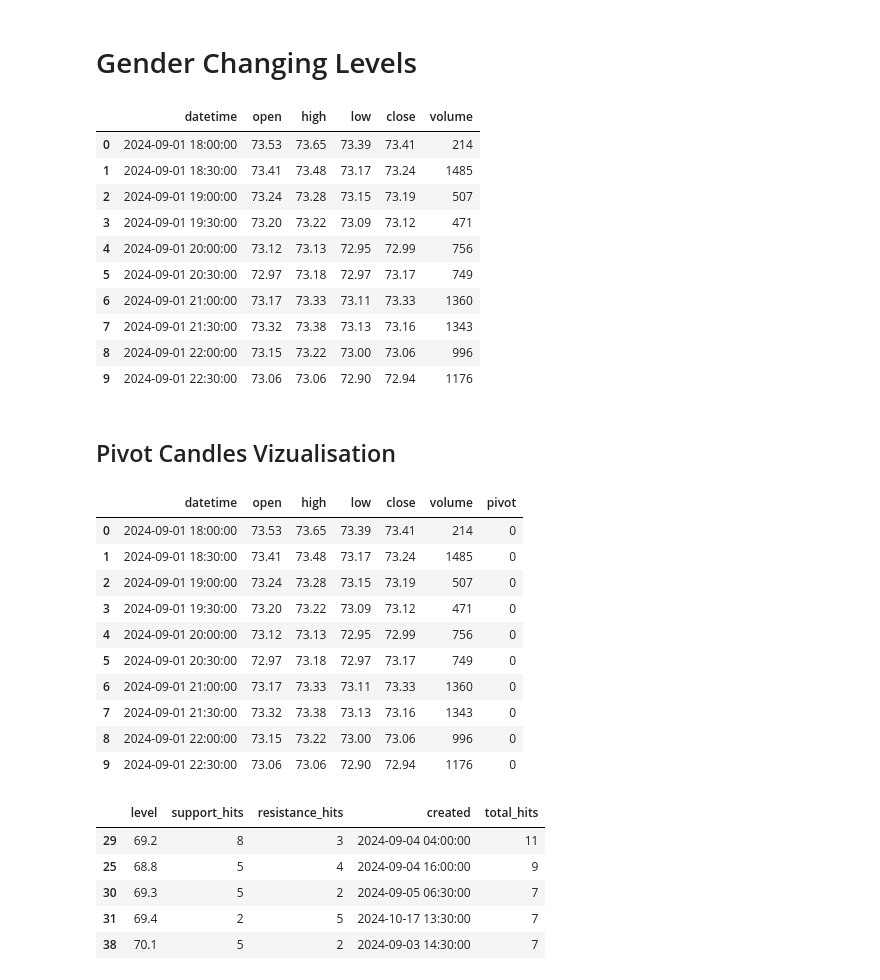
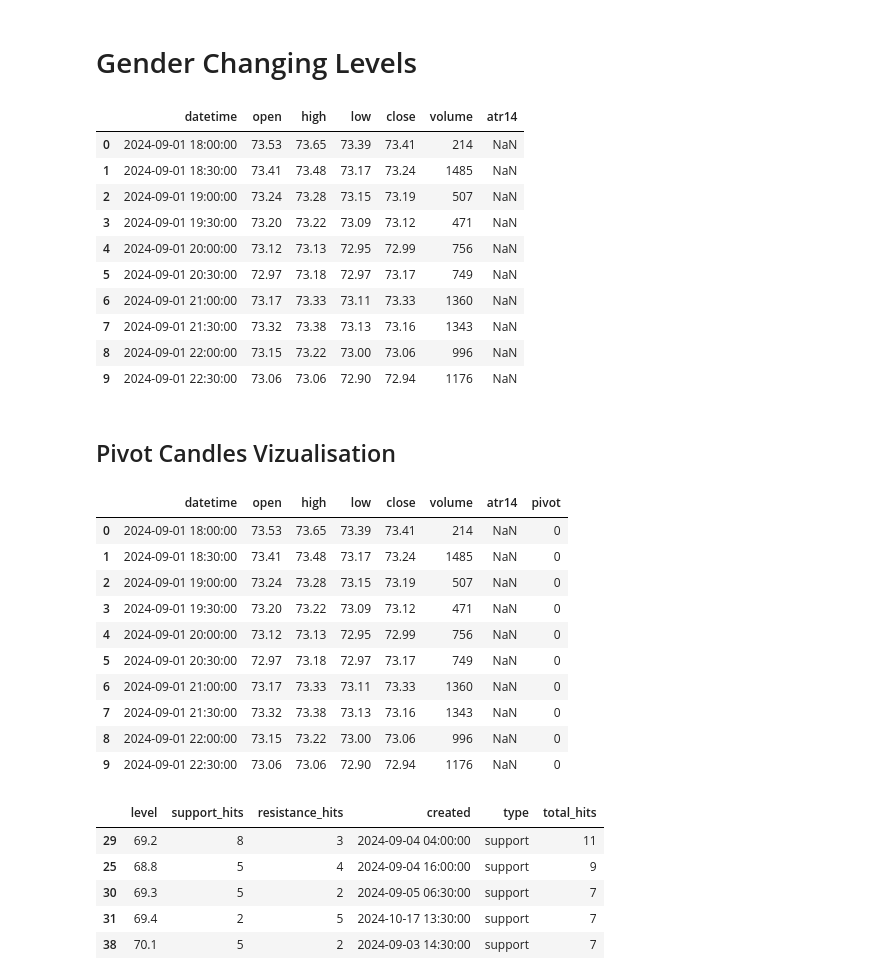
Before and after one commit to codenibler/level_detector, a Jupyter notebook: gender_changes.ipynb, the cells around one changed output. Cells and saved outputs as stored; diff of their text form; code cells hidden in the pictures.

```diff
--- a/gender_changes.ipynb
+++ b/gender_changes.ipynb
@@ -2,28 +2,27 @@
 # Gender Changing Levels
 # %%
 import pandas as pd
-df1 = pd.read_csv("data/monthly_segments/CL_30m_2024-09.csv")
-df2 = pd.read_csv("data/monthly_segments/CL_30m_2024-10.csv")
-df3 = pd.read_csv("data/monthly_segments/CL_30m_2024-11.csv")
+import pandas_ta as ta
+df = pd.read_csv("data/monthly_segments/CL_30m_2024-09.csv")
 
-df = pd.concat([df1, df2, df3])
 df.columns=['datetime', 'open', 'high', 'low', 'close', 'volume']
 #Check if NA values are in data
 df=df[df['volume']!=0]
 df.reset_index(drop=True, inplace=True)
+df['atr14'] = ta.atr(df['high'], df['low'], df['close'], length=14)
 df.head(10)
 # %% [output]
-|  | datetime | open | high | low | close | volume |
-| 0 | 2024-09-01 18:00:00 | 73.53 | 73.65 | 73.39 | 73.41 | 214 |
-| 1 | 2024-09-01 18:30:00 | 73.41 | 73.48 | 73.17 | 73.24 | 1485 |
-| 2 | 2024-09-01 19:00:00 | 73.24 | 73.28 | 73.15 | 73.19 | 507 |
-| 3 | 2024-09-01 19:30:00 | 73.20 | 73.22 | 73.09 | 73.12 | 471 |
-| 4 | 2024-09-01 20:00:00 | 73.12 | 73.13 | 72.95 | 72.99 | 756 |
-| 5 | 2024-09-01 20:30:00 | 72.97 | 73.18 | 72.97 | 73.17 | 749 |
-| 6 | 2024-09-01 21:00:00 | 73.17 | 73.33 | 73.11 | 73.33 | 1360 |
-| 7 | 2024-09-01 21:30:00 | 73.32 | 73.38 | 73.13 | 73.16 | 1343 |
-| 8 | 2024-09-01 22:00:00 | 73.15 | 73.22 | 73.00 | 73.06 | 996 |
-| 9 | 2024-09-01 22:30:00 | 73.06 | 73.06 | 72.90 | 72.94 | 1176 |
+|  | datetime | open | high | low | close | volume | atr14 |
+| 0 | 2024-09-01 18:00:00 | 73.53 | 73.65 | 73.39 | 73.41 | 214 | NaN |
+| 1 | 2024-09-01 18:30:00 | 73.41 | 73.48 | 73.17 | 73.24 | 1485 | NaN |
+| 2 | 2024-09-01 19:00:00 | 73.24 | 73.28 | 73.15 | 73.19 | 507 | NaN |
+| 3 | 2024-09-01 19:30:00 | 73.20 | 73.22 | 73.09 | 73.12 | 471 | NaN |
+| 4 | 2024-09-01 20:00:00 | 73.12 | 73.13 | 72.95 | 72.99 | 756 | NaN |
+| 5 | 2024-09-01 20:30:00 | 72.97 | 73.18 | 72.97 | 73.17 | 749 | NaN |
+| 6 | 2024-09-01 21:00:00 | 73.17 | 73.33 | 73.11 | 73.33 | 1360 | NaN |
+| 7 | 2024-09-01 21:30:00 | 73.32 | 73.38 | 73.13 | 73.16 | 1343 | NaN |
+| 8 | 2024-09-01 22:00:00 | 73.15 | 73.22 | 73.00 | 73.06 | 996 | NaN |
+| 9 | 2024-09-01 22:30:00 | 73.06 | 73.06 | 72.90 | 72.94 | 1176 | NaN |
 # %%
 right_peek = 10
 left_peek = 10
@@ -56,17 +55,17 @@ df[f'pivot'] = df.apply(lambda x: pivotid(df, x.name, right_peek, left_peek), ax
 # %%
 df.head(10)
 # %% [output]
-|  | datetime | open | high | low | close | volume | pivot |
-| 0 | 2024-09-01 18:00:00 | 73.53 | 73.65 | 73.39 | 73.41 | 214 | 0 |
-| 1 | 2024-09-01 18:30:00 | 73.41 | 73.48 | 73.17 | 73.24 | 1485 | 0 |
-| 2 | 2024-09-01 19:00:00 | 73.24 | 73.28 | 73.15 | 73.19 | 507 | 0 |
-| 3 | 2024-09-01 19:30:00 | 73.20 | 73.22 | 73.09 | 73.12 | 471 | 0 |
-| 4 | 2024-09-01 20:00:00 | 73.12 | 73.13 | 72.95 | 72.99 | 756 | 0 |
-| 5 | 2024-09-01 20:30:00 | 72.97 | 73.18 | 72.97 | 73.17 | 749 | 0 |
-| 6 | 2024-09-01 21:00:00 | 73.17 | 73.33 | 73.11 | 73.33 | 1360 | 0 |
-| 7 | 2024-09-01 21:30:00 | 73.32 | 73.38 | 73.13 | 73.16 | 1343 | 0 |
-| 8 | 2024-09-01 22:00:00 | 73.15 | 73.22 | 73.00 | 73.06 | 996 | 0 |
-| 9 | 2024-09-01 22:30:00 | 73.06 | 73.06 | 72.90 | 72.94 | 1176 | 0 |
+|  | datetime | open | high | low | close | volume | atr14 | pivot |
+| 0 | 2024-09-01 18:00:00 | 73.53 | 73.65 | 73.39 | 73.41 | 214 | NaN | 0 |
+| 1 | 2024-09-01 18:30:00 | 73.41 | 73.48 | 73.17 | 73.24 | 1485 | NaN | 0 |
+| 2 | 2024-09-01 19:00:00 | 73.24 | 73.28 | 73.15 | 73.19 | 507 | NaN | 0 |
+| 3 | 2024-09-01 19:30:00 | 73.20 | 73.22 | 73.09 | 73.12 | 471 | NaN | 0 |
+| 4 | 2024-09-01 20:00:00 | 73.12 | 73.13 | 72.95 | 72.99 | 756 | NaN | 0 |
+| 5 | 2024-09-01 20:30:00 | 72.97 | 73.18 | 72.97 | 73.17 | 749 | NaN | 0 |
+| 6 | 2024-09-01 21:00:00 | 73.17 | 73.33 | 73.11 | 73.33 | 1360 | NaN | 0 |
+| 7 | 2024-09-01 21:30:00 | 73.32 | 73.38 | 73.13 | 73.16 | 1343 | NaN | 0 |
+| 8 | 2024-09-01 22:00:00 | 73.15 | 73.22 | 73.00 | 73.06 | 996 | NaN | 0 |
+| 9 | 2024-09-01 22:30:00 | 73.06 | 73.06 | 72.90 | 72.94 | 1176 | NaN | 0 |
 # %%
 import numpy as np
 
@@ -124,22 +123,22 @@ resistance_levels = (resistance_prices / bin_width).round() * bin_width
 # Would need to add a created at.
 level_summary = (
     pd.concat([
-        pd.DataFrame({'level': support_levels, 'support_hits': 1, 'resistance_hits': 0, 'created': support_dates}),
-        pd.DataFrame({'level': resistance_levels, 'support_hits': 0, 'resistance_hits': 1, 'created': resistance_dates})
+        pd.DataFrame({'level': support_levels, 'support_hits': 1, 'resistance_hits': 0, 'created': support_dates, 'type': 'support'}),
+        pd.DataFrame({'level': resistance_levels, 'support_hits': 0, 'resistance_hits': 1, 'created': resistance_dates, 'type': 'resistance'})
     ])
     .groupby('level', as_index=False)
-    .agg({'support_hits':'sum','resistance_hits':'sum','created':'min'})
+    .agg({'support_hits':'sum','resistance_hits':'sum','created':'min', 'type':'first'})
 )
 level_summary['total_hits'] = level_summary['support_hits'] + level_summary['resistance_hits']
 level_summary = level_summary[level_summary['total_hits'] >= MIN_TOUCHES].sort_values('total_hits', ascending=False)
 level_summary.head()
 # %% [output]
-|  | level | support_hits | resistance_hits | created | total_hits |
-| 29 | 69.2 | 8 | 3 | 2024-09-04 04:00:00 | 11 |
-| 25 | 68.8 | 5 | 4 | 2024-09-04 16:00:00 | 9 |
-| 30 | 69.3 | 5 | 2 | 2024-09-05 06:30:00 | 7 |
-| 31 | 69.4 | 2 | 5 | 2024-10-17 13:30:00 | 7 |
-| 38 | 70.1 | 5 | 2 | 2024-09-03 14:30:00 | 7 |
+|  | level | support_hits | resistance_hits | created | type | total_hits |
+| 29 | 69.2 | 8 | 3 | 2024-09-04 04:00:00 | support | 11 |
+| 25 | 68.8 | 5 | 4 | 2024-09-04 16:00:00 | support | 9 |
+| 30 | 69.3 | 5 | 2 | 2024-09-05 06:30:00 | support | 7 |
+| 31 | 69.4 | 2 | 5 | 2024-10-17 13:30:00 | support | 7 |
+| 38 | 70.1 | 5 | 2 | 2024-09-03 14:30:00 | support | 7 |
 # %%
 import plotly.graph_objects as go
 
```
Also changed, not shown: parts of 2 cells of this notebook.
